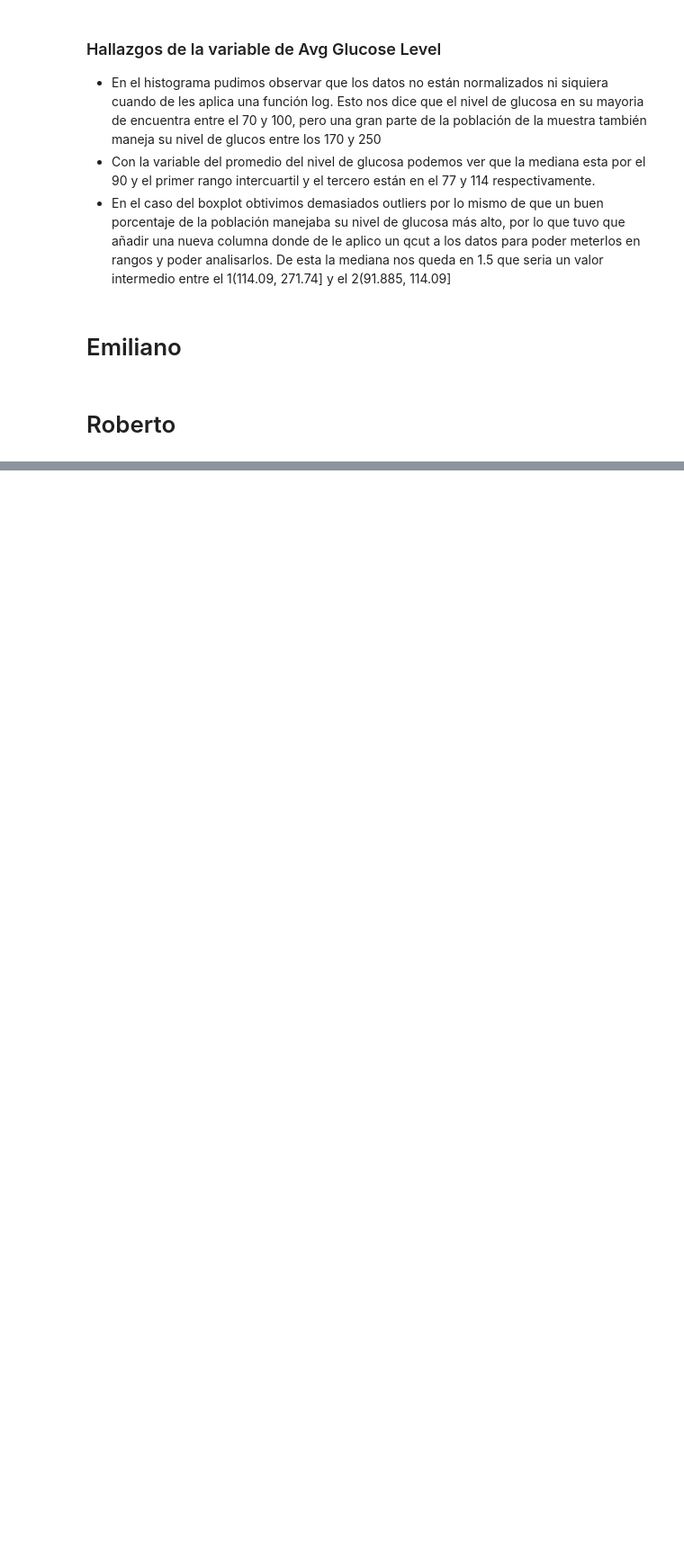
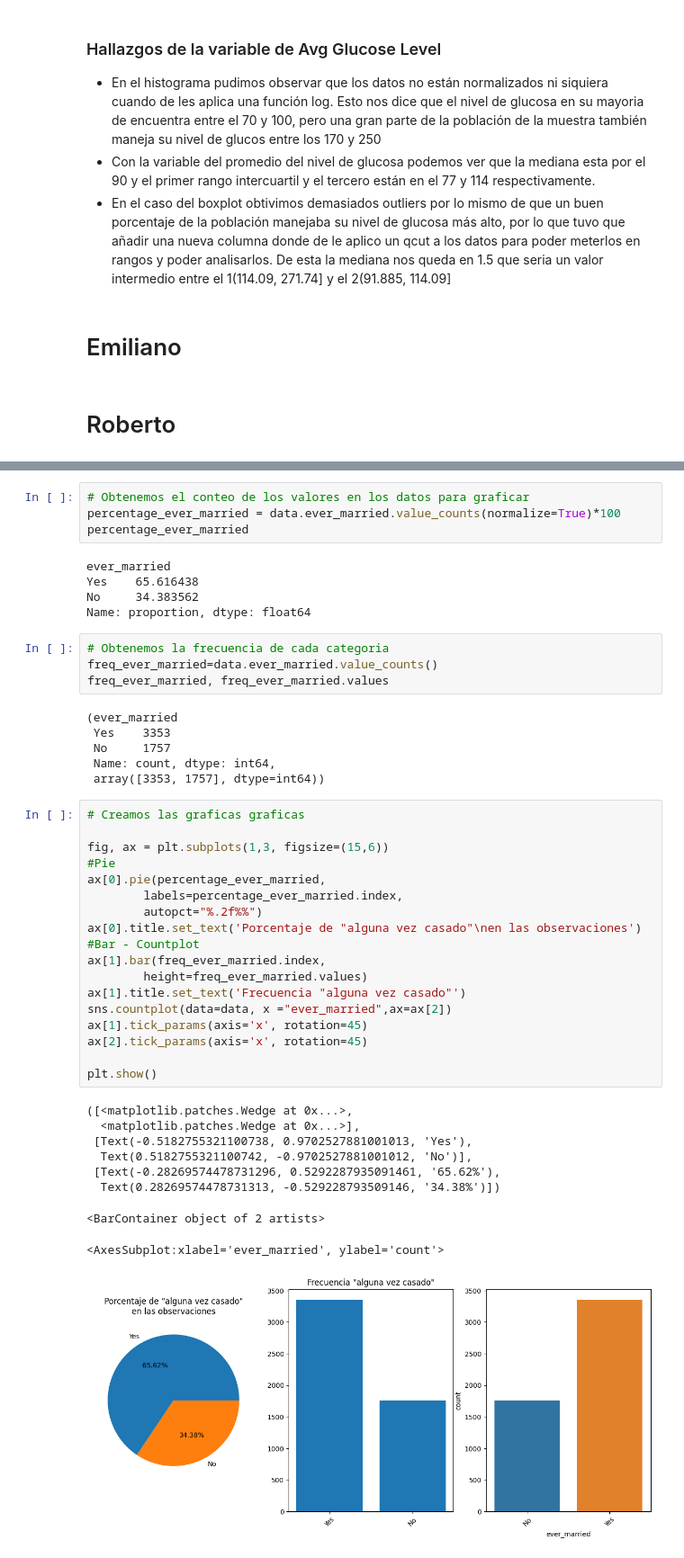
Before and after one commit to SamQuintero/PAD, a Jupyter notebook: analisis.ipynb, the cells around one changed output, grey strips where cells are left out. Shown at 90% size. Drawn from its saved outputs; the diff is of its cells as text; blank space fills up the shorter version.

Commit message:
analisis de las variables: ever_married, work_type, residence_type

```diff
--- a/analisis.ipynb
+++ b/analisis.ipynb
@@ -603,0 +610,47 @@ sns.histplot(data=data, x="avg_glucose_level", hue='avg_glucose_bn',kde=True, el
+# %%
+# Obtenemos el conteo de los valores en los datos para graficar
+percentage_ever_married = data.ever_married.value_counts(normalize=True)*100
+percentage_ever_married
+# %% [output]
+ever_married
+Yes    65.616438
+No     34.383562
+Name: proportion, dtype: float64
+# %%
+# Obtenemos la frecuencia de cada categoria
+freq_ever_married=data.ever_married.value_counts()
+freq_ever_married, freq_ever_married.values
+# %% [output]
+(ever_married
+ Yes    3353
+ No     1757
+ Name: count, dtype: int64,
+ array([3353, 1757], dtype=int64))
+# %%
+# Creamos las graficas graficas
+
+fig, ax = plt.subplots(1,3, figsize=(15,6))
+#Pie
+ax[0].pie(percentage_ever_married,
+        labels=percentage_ever_married.index,
+        autopct="%.2f%%")
+ax[0].title.set_text('Porcentaje de "alguna vez casado"\nen las observaciones')
+#Bar - Countplot
+ax[1].bar(freq_ever_married.index,
+        height=freq_ever_married.values)
+ax[1].title.set_text('Frecuencia "alguna vez casado"')
+sns.countplot(data=data, x ="ever_married",ax=ax[2])
+ax[1].tick_params(axis='x', rotation=45)
+ax[2].tick_params(axis='x', rotation=45)
+
+plt.show()
+# %% [output]
+([<matplotlib.patches.Wedge at 0x...>,
+  <matplotlib.patches.Wedge at 0x...>],
+ [Text(-0.5182755321100738, 0.9702527881001013, 'Yes'),
+  Text(0.5182755321100742, -0.9702527881001012, 'No')],
+ [Text(-0.28269574478731296, 0.5292287935091461, '65.62%'),
+  Text(0.28269574478731313, -0.529228793509146, '34.38%')])
+<BarContainer object of 2 artists>
+<AxesSubplot:xlabel='ever_married', ylabel='count'>
+[figure, added]
```
Also changed, not shown: parts of 12 cells of this notebook.
